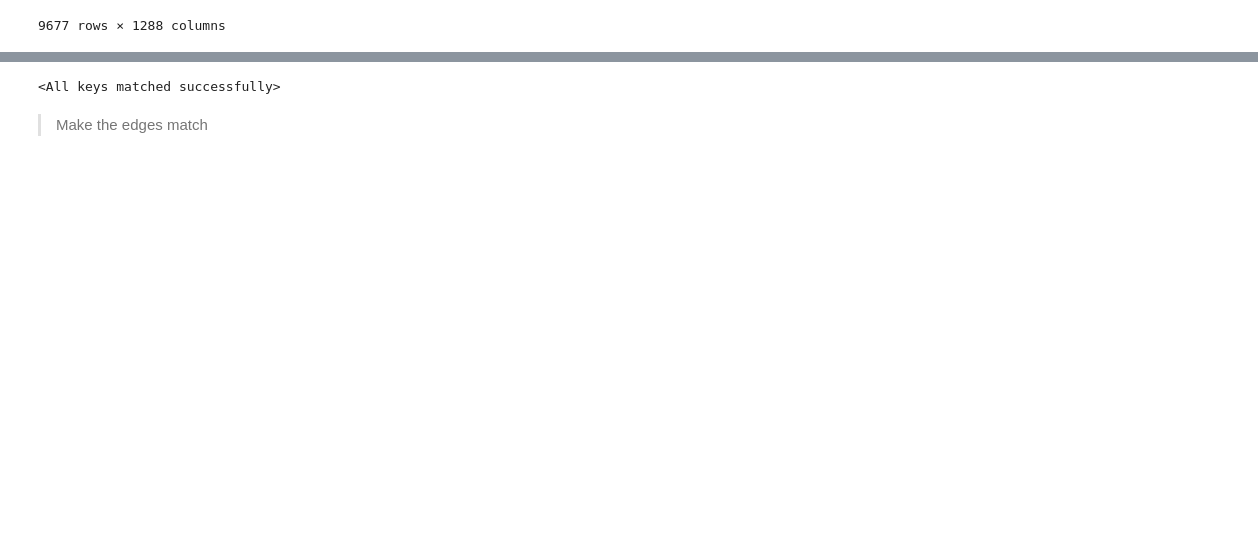
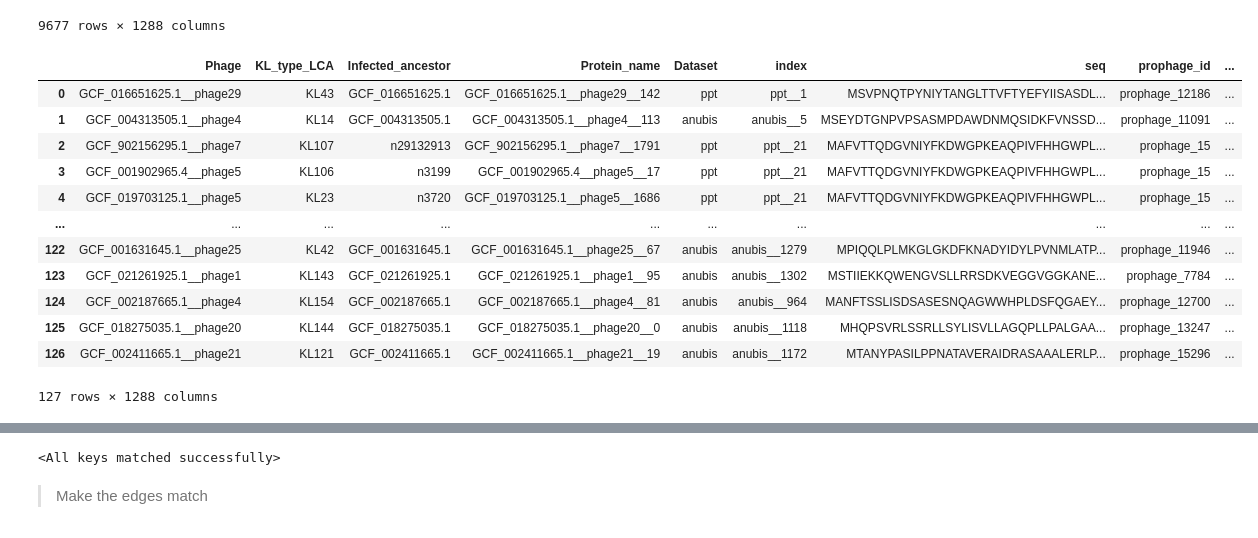
Before and after one commit to conchaeloko/Klebsiella_TropiSEARCH, a Jupyter notebook: scripts/Building_NN/GNN_predictions_77_phages.ipynb, the cells around one changed output, grey strips where cells are left out. Drawn from its saved outputs; the diff is of its cells as text; code cells hidden in the pictures; blank space fills up the shorter version.

```diff
--- a/scripts/Building_NN/GNN_predictions_77_phages.ipynb
+++ b/scripts/Building_NN/GNN_predictions_77_phages.ipynb
@@ -66,3 +66,20 @@ all_data
 9677 rows × 1288 columns
 # %%
 just_chekin = all_data.drop_duplicates(subset = ["Infected_ancestor"] , keep = "first").reset_index(drop=True)
+# %%
+instances_bacteria = all_data.drop_duplicates(subset = ["KL_type_LCA"] , keep = "first").reset_index(drop=True)
+instances_bacteria
+# %% [output]
+|  | Phage | KL_type_LCA | Infected_ancestor | Protein_name | Dataset | index | seq | prophage_id | ... |
+| 0 | GCF_016651625.1__phage29 | KL43 | GCF_016651625.1 | GCF_016651625.1__phage29__142 | ppt | ppt__1 | MSVPNQTPYNIYTANGLTTVFTYEFYIISASDL... | prophage_12186 | ... |
+| 1 | GCF_004313505.1__phage4 | KL14 | GCF_004313505.1 | GCF_004313505.1__phage4__113 | anubis | anubis__5 | MSEYDTGNPVPSASMPDAWDNMQSIDKFVNSSD... | prophage_11091 | ... |
+| 2 | GCF_902156295.1__phage7 | KL107 | n29132913 | GCF_902156295.1__phage7__1791 | ppt | ppt__21 | MAFVTTQDGVNIYFKDWGPKEAQPIVFHHGWPL... | prophage_15 | ... |
+| 3 | GCF_001902965.4__phage5 | KL106 | n3199 | GCF_001902965.4__phage5__17 | ppt | ppt__21 | MAFVTTQDGVNIYFKDWGPKEAQPIVFHHGWPL... | prophage_15 | ... |
+| 4 | GCF_019703125.1__phage5 | KL23 | n3720 | GCF_019703125.1__phage5__1686 | ppt | ppt__21 | MAFVTTQDGVNIYFKDWGPKEAQPIVFHHGWPL... | prophage_15 | ... |
+| ... | ... | ... | ... | ... | ... | ... | ... | ... | ... |
+| 122 | GCF_001631645.1__phage25 | KL42 | GCF_001631645.1 | GCF_001631645.1__phage25__67 | anubis | anubis__1279 | MPIQQLPLMKGLGKDFKNADYIDYLPVNMLATP... | prophage_11946 | ... |
+| 123 | GCF_021261925.1__phage1 | KL143 | GCF_021261925.1 | GCF_021261925.1__phage1__95 | anubis | anubis__1302 | MSTIIEKKQWENGVSLLRRSDKVEGGVGGKANE... | prophage_7784 | ... |
+| 124 | GCF_002187665.1__phage4 | KL154 | GCF_002187665.1 | GCF_002187665.1__phage4__81 | anubis | anubis__964 | MANFTSSLISDSASESNQAGWWHPLDSFQGAEY... | prophage_12700 | ... |
+| 125 | GCF_018275035.1__phage20 | KL144 | GCF_018275035.1 | GCF_018275035.1__phage20__0 | anubis | anubis__1118 | MHQPSVRLSSRLLSYLISVLLAGQPLLPALGAA... | prophage_13247 | ... |
+| 126 | GCF_002411665.1__phage21 | KL121 | GCF_002411665.1 | GCF_002411665.1__phage21__19 | anubis | anubis__1172 | MTANYPASILPPNATAVERAIDRASAAALERLP... | prophage_15296 | ... |
+127 rows × 1288 columns
```
Also changed, not shown: parts of 15 cells of this notebook.
